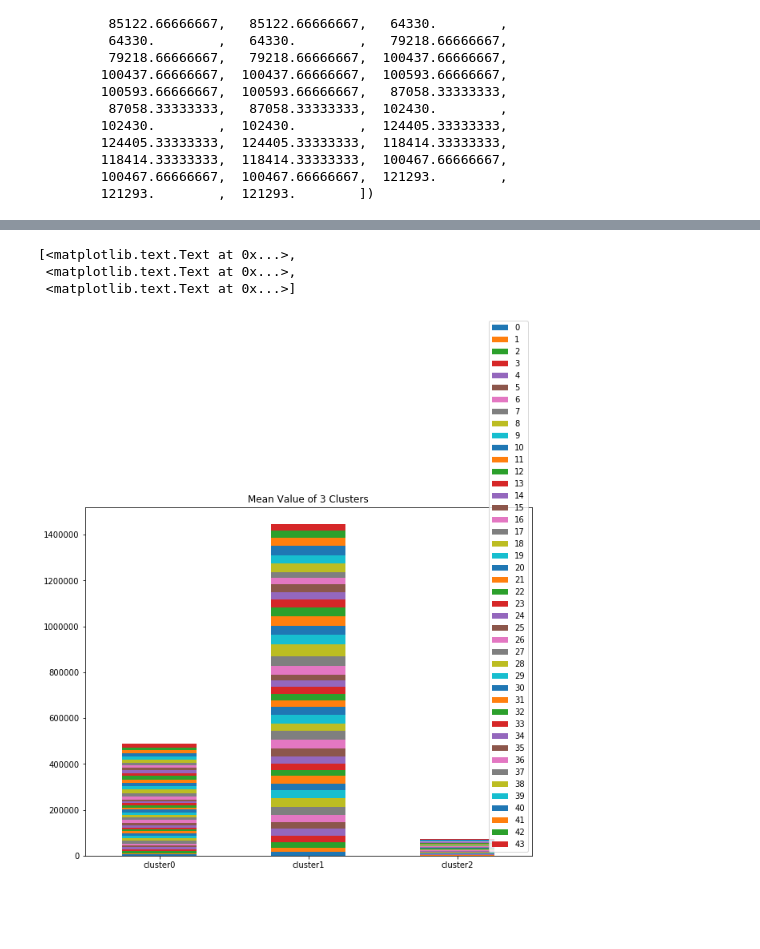
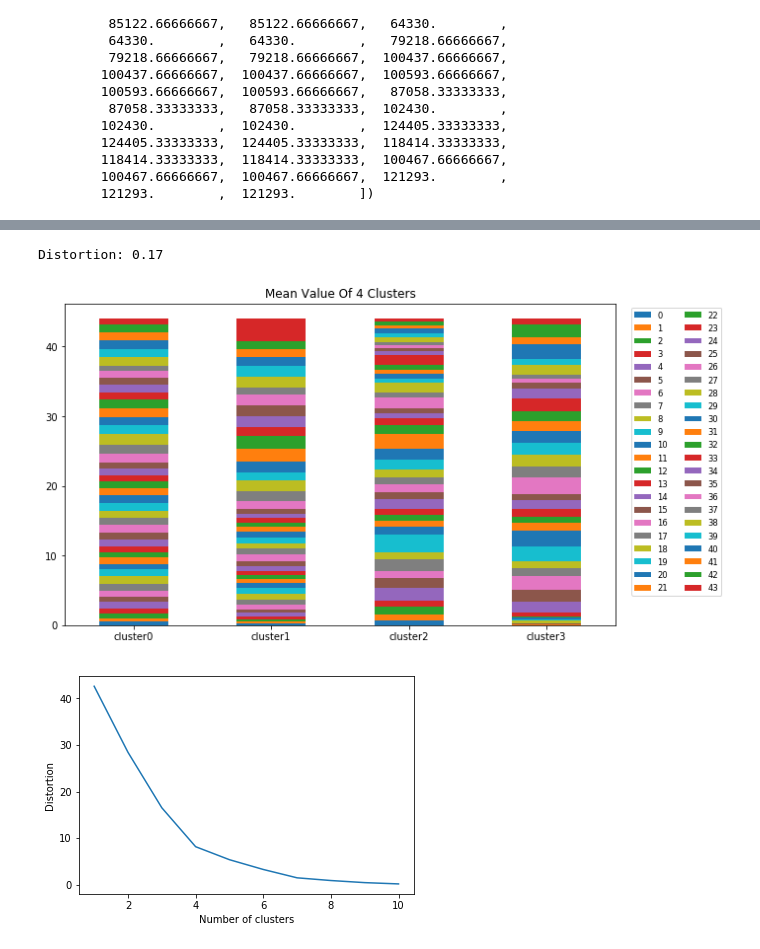
Before and after one commit to ro72/gci_team_1, a Jupyter notebook: k-means.ipynb, the cells around one changed output, grey strips where cells are left out. Saved outputs shown, nothing was run; the diff lists cells and outputs as text; code cells hidden in the pictures; blank space fills up the shorter version.

Commit message:
modify k-means

```diff
--- a/k-means.ipynb
+++ b/k-means.ipynb
@@ -138,10 +144,23 @@ luxury_mean = luxury_sum/tourist_sum
 reuse_mean = reuse_sum/tourist_sum
 sport_mean = sport_sum/tourist_sum
 super_mean = super_sum/tourist_sum
+# %%
+appliances_mean /= appliances_mean.mean()
+department_mean /= department_mean.mean()
+drug_mean /= drug_mean.mean()
+fashion_mean /= fashion_mean.mean()
+flower_mean /= flower_mean.mean()
+food_mean /= food_mean.mean()
+home_mean /= home_mean.mean()
+luxury_mean /= luxury_mean.mean()
+reuse_mean /= reuse_mean.mean()
+sport_mean /= sport_mean.mean()
+super_mean /= super_mean.mean()
 # %%
-array = np.vstack((appliances_mean, department_mean, drug_mean, fashion_mean, flower_mean, luxury_mean, reuse_mean, sport_mean, super_mean))
+array = np.vstack((appliances_mean, department_mean, drug_mean, fashion_mean, flower_mean, food_mean, home_mean, luxury_mean, reuse_mean, sport_mean, super_mean))
 # %%
-pred = KMeans(n_clusters=3).fit_predict(array)
+km = KMeans(n_clusters=4)
+pred = km.fit_predict(array)
 # %%
 pred
 # %% [output]
@@ -150,7 +169,7 @@ array([0, 1, 2, 0, 2, 2, 2, 2, 2], dtype=int32)
 df = pd.DataFrame(array)
 # %%
 df['cluster_id']=pred
-df['name'] = ["appliances", "department", "drug", "fashion", "flower", "luxury","reuse", "sport", "super"]
+df['name'] = ["appliances", "department", "drug", "fashion", "flower", "food", "home", "luxury","reuse", "sport", "super"]
 # %%
 df
 # %% [output]
@@ -168,13 +189,37 @@ df
 # %%
+from matplotlib.font_manager import FontProperties
+
 clusterinfo = pd.DataFrame()
-for i in range(3):
+for i in range(4):
     clusterinfo['cluster' + str(i)] = df[df['cluster_id'] == i].mean()
 clusterinfo = clusterinfo.drop('cluster_id')
 
-my_plot = clusterinfo.T.plot(kind='bar', stacked=True, title="Mean Value of 3 Clusters", figsize=(10,8))
+fontP = FontProperties()
+fontP.set_size('small')
+
+my_plot = clusterinfo.T.plot(kind='bar', stacked=True, title="Mean Value Of 4 Clusters", figsize=(10,6))
 my_plot.set_xticklabels(my_plot.xaxis.get_majorticklabels(), rotation=0)
+my_plot.legend(loc='upper right', ncol=2, prop=fontP, bbox_to_anchor=(1.2, 1))
+
+print ('Distortion: %.2f'% km.inertia_)
 # %% [output]
-[<matplotlib.text.Text at 0x...>,
- <matplotlib.text.Text at 0x...>,
- <matplotlib.text.Text at 0x...>]
+Distortion: 0.17
-[figure, old version]
+[figure, new version]
+# %%
+distortions = []
+
+for i  in range(1,11):                # 1~10クラスタまで一気に計算
+    km = KMeans(n_clusters=i,
+                init='k-means++',     # k-means++法によりクラスタ中心を選択
+                n_init=10,
+                max_iter=300,
+                random_state=0)
+    km.fit(array)                         # クラスタリングの計算を実行
+    distortions.append(km.inertia_)   # km.fitするとkm.inertia_が得られる
+
+plt.plot(range(1,11),distortions)
+plt.xlabel('Number of clusters')
+plt.ylabel('Distortion')
+plt.show()
+# %% [output]
+[figure, added]
```
Also changed, not shown: parts of 5 cells of this notebook.
